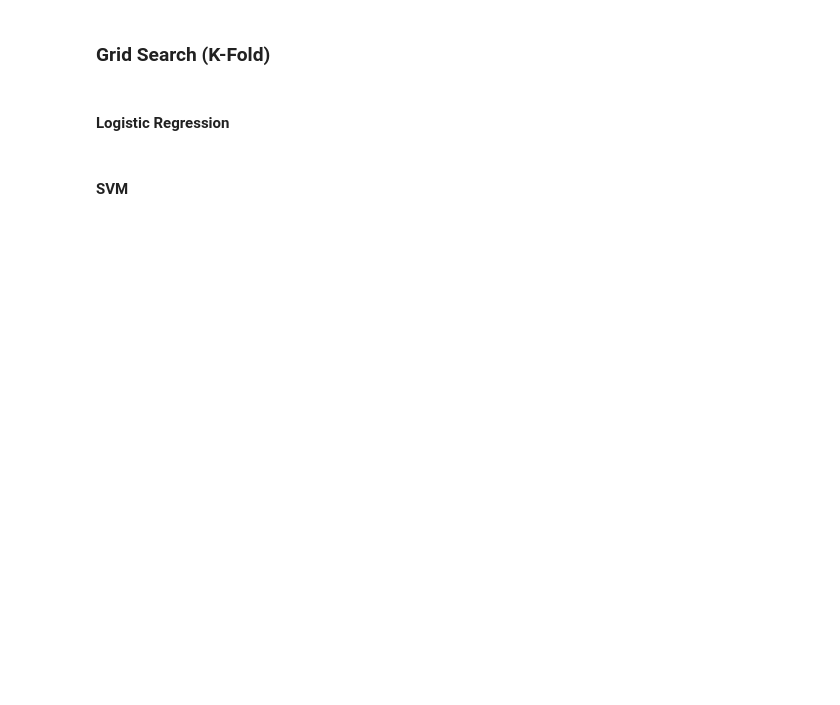
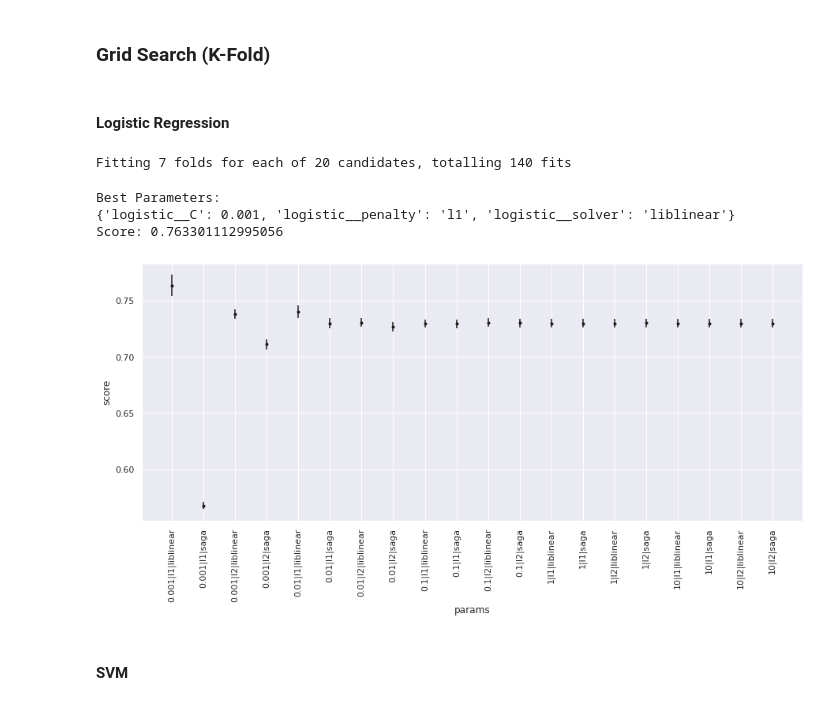
Before and after one commit to J-Singletary/RottenTomatoes-MLProject, a Jupyter notebook: FinalProjectGroup028-Wi23.ipynb, the cells around one changed output. Saved outputs shown, nothing was run; the diff lists cells and outputs as text; code cells hidden in the pictures; blank space fills up the shorter version.

```diff
--- a/FinalProjectGroup028-Wi23.ipynb
+++ b/FinalProjectGroup028-Wi23.ipynb
@@ -512,6 +514,0 @@ logistic_rkf_gscv = GridSearchCV(logistic_pipe, logistic_params_rkf, cv=rkf, sco
-# %%
-logistic_rkf_gscv.fit(X_train, y_train)
-
-show_best(logistic_rkf_gscv)
-
-plot_results(logistic_rkf_gscv)
@@ -522,6 +514,0 @@ svm_rkf_gscv = GridSearchCV(svm_pipe, svm_params_gs, cv=rkf, verbose=1, scoring=
-# %%
-svm_rkf_gscv.fit(X_train, y_train)
-
-show_best(svm_rkf_gscv)
-
-plot_results(svm_rkf_gscv)
@@ -532,6 +514,0 @@ forest_rkf_gscv = GridSearchCV(forest_pipe, forest_params_gs, cv=rkf, verbose=1,
-# %%
-forest_rkf_gscv.fit(X_train, y_train)
-
-show_best(forest_rkf_gscv)
-
-plot_results(forest_rkf_gscv)
@@ -542,9 +515,3 @@ knn_rkf_gscv = GridSearchCV(knn_pipe, knn_params_gs, cv=rkf, verbose=1, scoring=
-# %%
-knn_rkf_gscv.fit(X_train, y_train)
-
-show_best(knn_rkf_gscv)
-
-plot_results(knn_rkf_gscv)
 # %% [markdown]
 ### Grid Search (K-Fold)
 # %%
@@ -556,9 +523,15 @@ logistic_kfold_gscv = GridSearchCV(logistic_pipe, logistic_params_gs, cv=kf, sco
 # %%
 logistic_kfold_gscv.fit(X_train, y_train)
 
 show_best(logistic_kfold_gscv)
 
-plot_results(logistic_kfold_gscv)
+plot_results(logistic_kfold_gscv, True)
+# %% [output]
+Fitting 7 folds for each of 20 candidates, totalling 140 fits
+Best Parameters:
+{'logistic__C': 0.001, 'logistic__penalty': 'l1', 'logistic__solver': 'liblinear'}
+Score: 0.763301112995056
+[figure, added]
 # %% [markdown]
 #### SVM
 # %%
```
Also changed, not shown: parts of 43 cells of this notebook.
